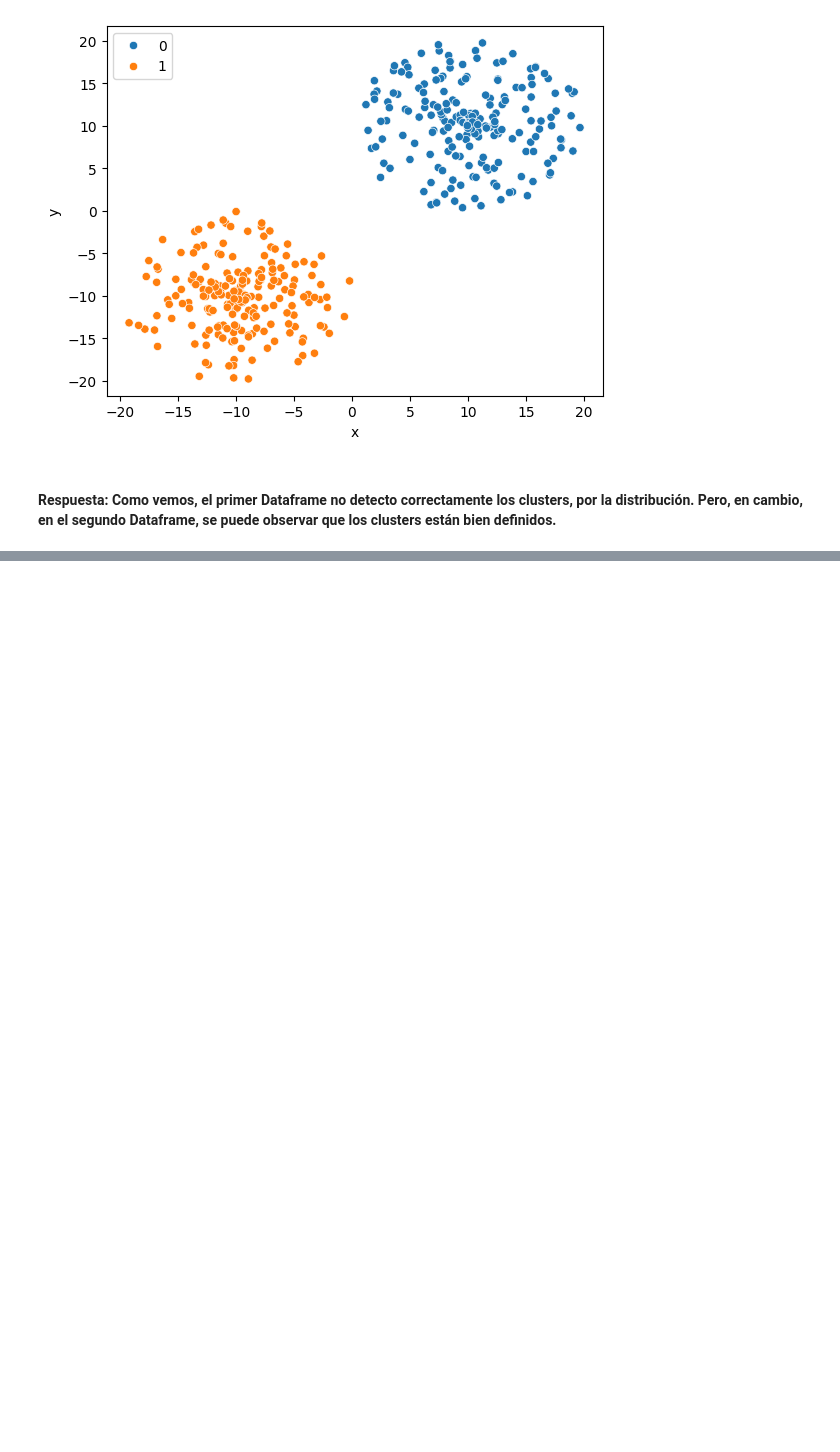
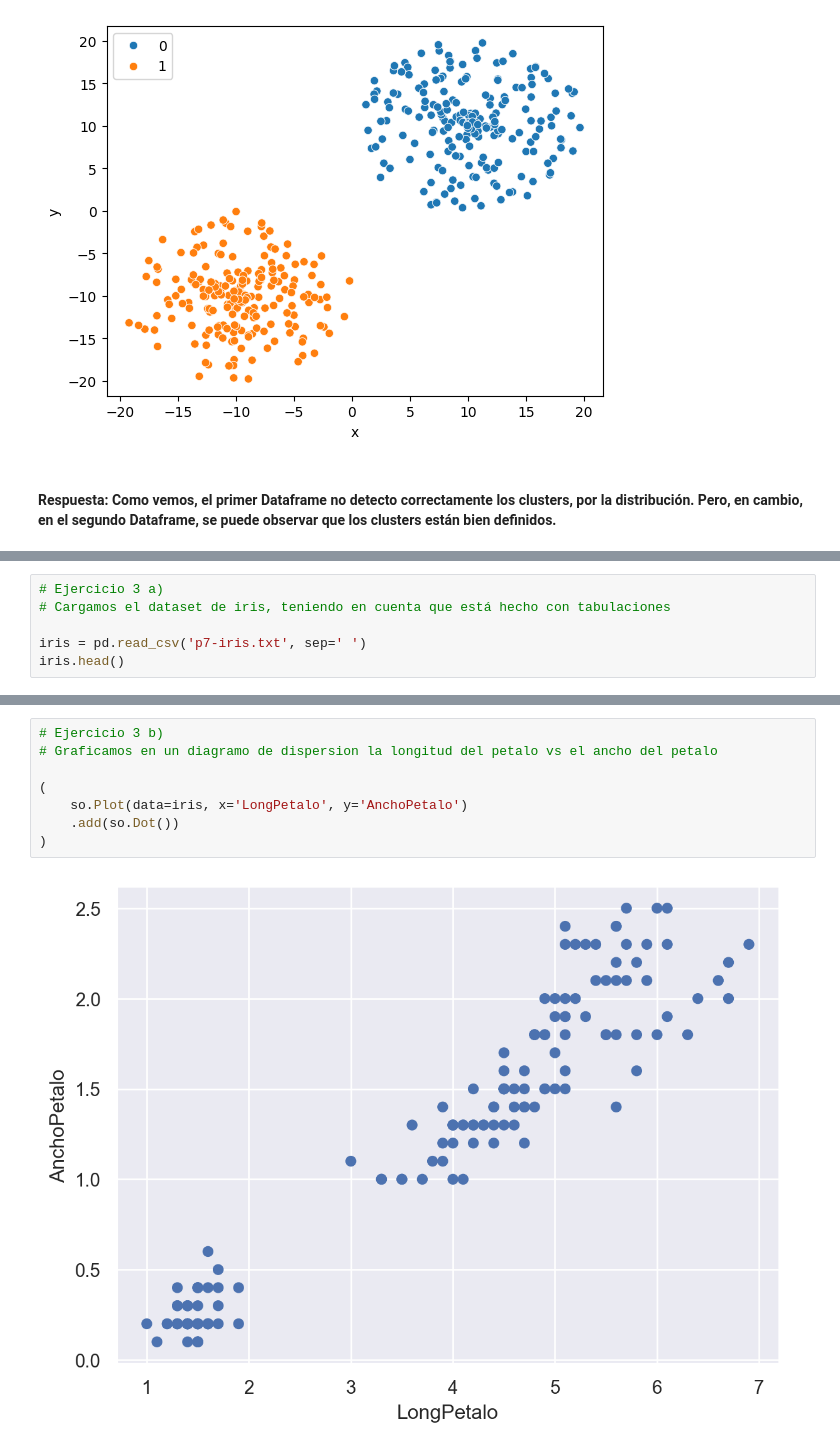
Before and after one commit to santiago-paz/ejercicios-laboratorio-datos-uba, a Jupyter notebook: Prácticas/Práctica-7/soluciones_práctica-7_notebook.ipynb, the cells around one changed output, grey strips where cells are left out. Cells and saved outputs as stored; diff of their text form; blank space fills up the shorter version.

```diff
--- a/Prácticas/Práctica-7/soluciones_práctica-7_notebook.ipynb
+++ b/Prácticas/Práctica-7/soluciones_práctica-7_notebook.ipynb
@@ -51,0 +54,6 @@ sns.scatterplot(data=df_2, x='x', y='y', hue=labels_2)
+# %%
+# Ejercicio 3 a)
+# Cargamos el dataset de iris, teniendo en cuenta que está hecho con tabulaciones
+
+iris = pd.read_csv('p7-iris.txt', sep='	')
+iris.head()
@@ -51,0 +67,10 @@ sns.scatterplot(data=df_2, x='x', y='y', hue=labels_2)
+# %%
+# Ejercicio 3 b)
+# Graficamos en un diagramo de dispersion la longitud del petalo vs el ancho del petalo
+
+(
+    so.Plot(data=iris, x='LongPetalo', y='AnchoPetalo')
+    .add(so.Dot())
+)
+# %% [output]
+[figure, added]
```
Also changed, not shown: parts of 14 cells of this notebook, 2 other files.
